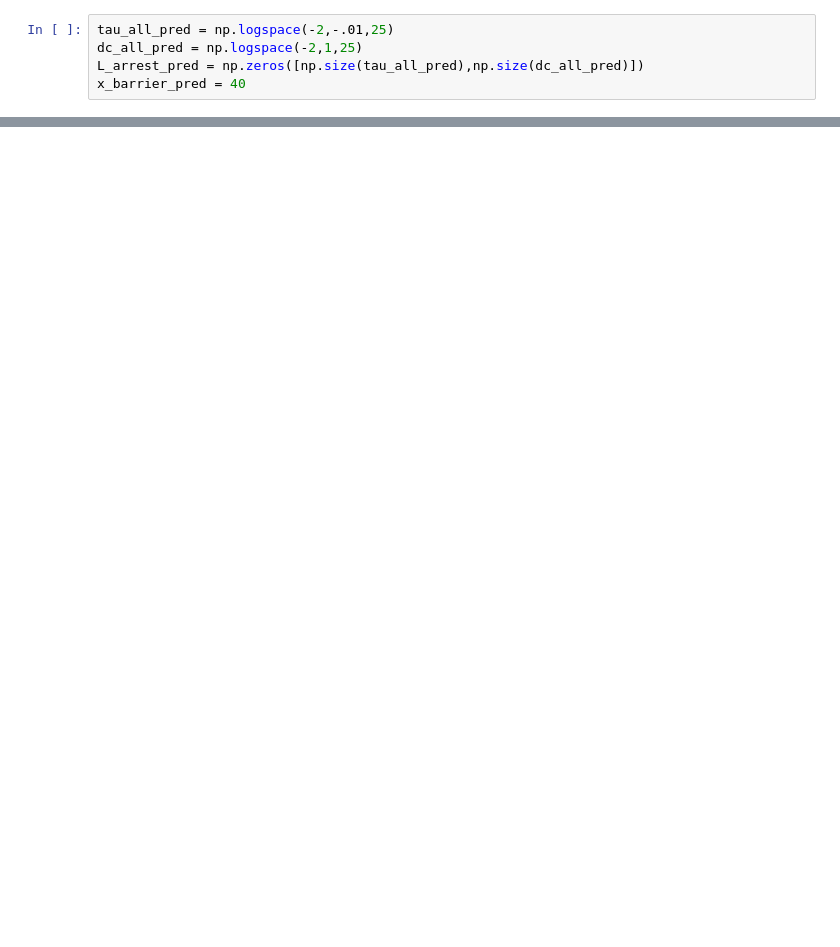
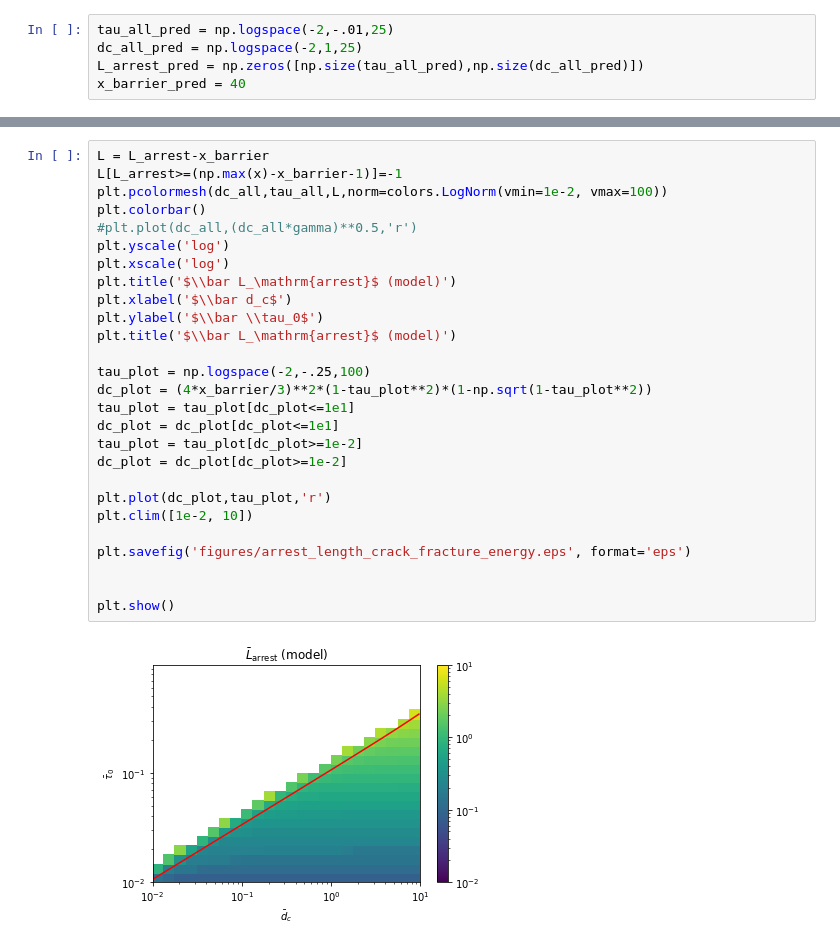
Before and after one commit to kjetilthogersen/1D-rupture, a Jupyter notebook: figure_crack_fracture_energy_barrier.ipynb, the cells around one changed output, grey strips where cells are left out. Drawn from its saved outputs; the diff is of its cells as text; blank space fills up the shorter version.

Commit message:
updated fracture energy figs

```diff
--- a/figure_crack_fracture_energy_barrier.ipynb
+++ b/figure_crack_fracture_energy_barrier.ipynb
@@ -121,0 +83,29 @@ plt.tight_layout()
+# %%
+L = L_arrest-x_barrier
+L[L_arrest>=(np.max(x)-x_barrier-1)]=-1
+plt.pcolormesh(dc_all,tau_all,L,norm=colors.LogNorm(vmin=1e-2, vmax=100))
+plt.colorbar()
+#plt.plot(dc_all,(dc_all*gamma)**0.5,'r')
+plt.yscale('log')
+plt.xscale('log')
+plt.title('$\\bar L_\mathrm{arrest}$ (model)')
+plt.xlabel('$\\bar d_c$')
+plt.ylabel('$\\bar \\tau_0$')
+plt.title('$\\bar L_\mathrm{arrest}$ (model)')
+
+tau_plot = np.logspace(-2,-.25,100)
+dc_plot = (4*x_barrier/3)**2*(1-tau_plot**2)*(1-np.sqrt(1-tau_plot**2))
+tau_plot = tau_plot[dc_plot<=1e1]
+dc_plot = dc_plot[dc_plot<=1e1]
+tau_plot = tau_plot[dc_plot>=1e-2]
+dc_plot = dc_plot[dc_plot>=1e-2]
+
+plt.plot(dc_plot,tau_plot,'r')
+plt.clim([1e-2, 10])
+
+plt.savefig('figures/arrest_length_crack_fracture_energy.eps', format='eps')
+
+
+plt.show()
+# %% [output]
+[figure, added]
```
Also changed, not shown: parts of 3 cells of this notebook, 2 other files.
